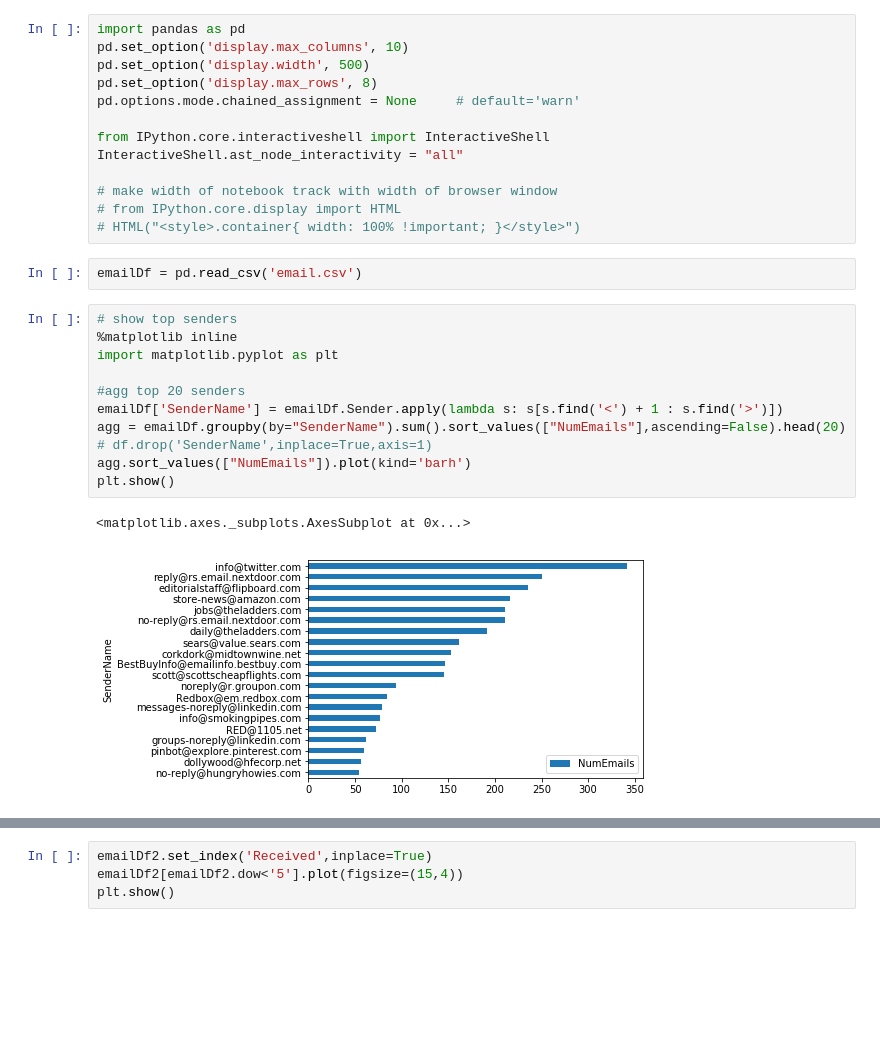
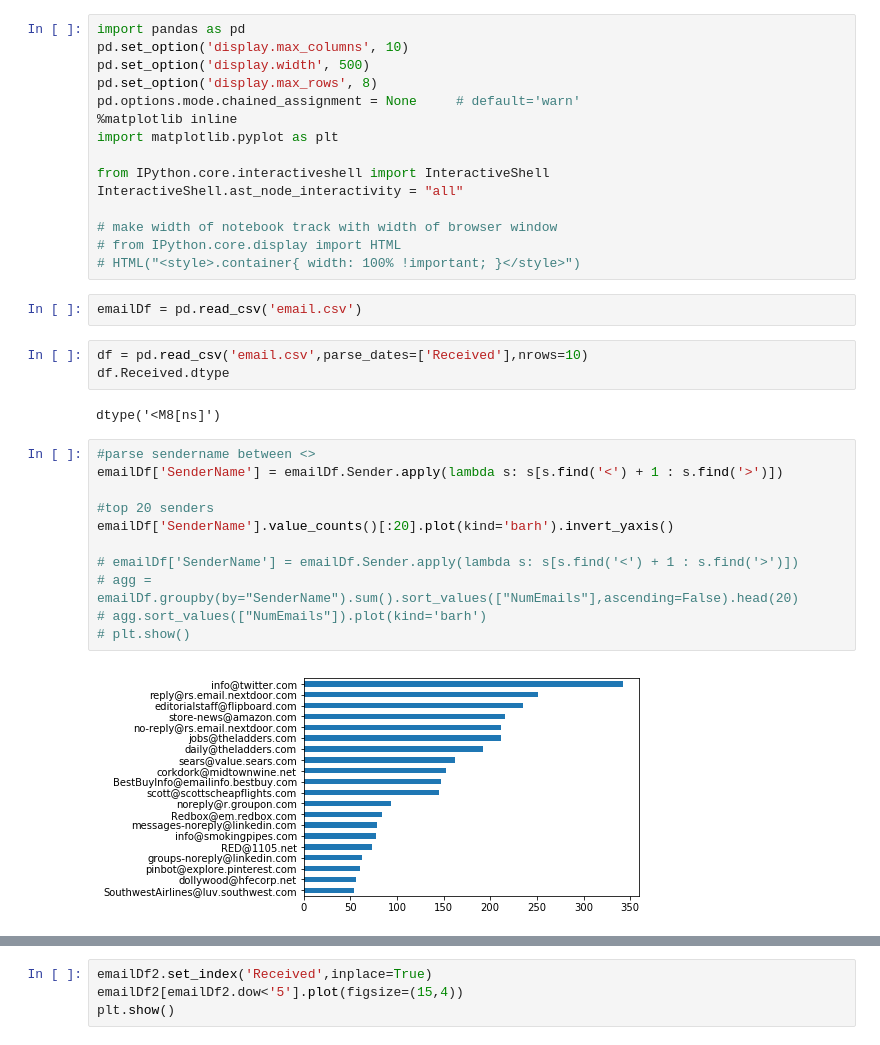
Before and after one commit to mondayn/py, a Jupyter notebook: emailAnalysis.ipynb, the cells around one changed output, grey strips where cells are left out. Cells and saved outputs as stored; diff of their text form; blank space fills up the shorter version.

```diff
--- a/emailAnalysis.ipynb
+++ b/emailAnalysis.ipynb
@@ -4,6 +4,8 @@ pd.set_option('display.max_columns', 10)
 pd.set_option('display.width', 500)
 pd.set_option('display.max_rows', 8)
 pd.options.mode.chained_assignment = None     # default='warn'
+%matplotlib inline
+import matplotlib.pyplot as plt
 
 from IPython.core.interactiveshell import InteractiveShell
 InteractiveShell.ast_node_interactivity = "all"
@@ -13,20 +15,24 @@ InteractiveShell.ast_node_interactivity = "all"
 # HTML("<style>.container{ width: 100% !important; }</style>")
 # %%
 emailDf = pd.read_csv('email.csv')
+# %%
+df = pd.read_csv('email.csv',parse_dates=['Received'],nrows=10)
+df.Received.dtype
+# %% [output]
+dtype('<M8[ns]')
 # %%
-# show top senders
-%matplotlib inline
-import matplotlib.pyplot as plt
+#parse sendername between <>
+emailDf['SenderName'] = emailDf.Sender.apply(lambda s: s[s.find('<') + 1 : s.find('>')])
 
-#agg top 20 senders
-emailDf['SenderName'] = emailDf.Sender.apply(lambda s: s[s.find('<') + 1 : s.find('>')])
-agg = emailDf.groupby(by="SenderName").sum().sort_values(["NumEmails"],ascending=False).head(20)
-# df.drop('SenderName',inplace=True,axis=1)
-agg.sort_values(["NumEmails"]).plot(kind='barh')
-plt.show()
+#top 20 senders
+emailDf['SenderName'].value_counts()[:20].plot(kind='barh').invert_yaxis()
+
+# emailDf['SenderName'] = emailDf.Sender.apply(lambda s: s[s.find('<') + 1 : s.find('>')])
+# agg = emailDf.groupby(by="SenderName").sum().sort_values(["NumEmails"],ascending=False).head(20)
+# agg.sort_values(["NumEmails"]).plot(kind='barh')
+# plt.show()
 # %% [output]
-<matplotlib.axes._subplots.AxesSubplot at 0x...>
-[figure, old version]
+[figure, new version]
 # %%
 # aggregate by date and format date column
 from datetime import datetime
```
Also changed, not shown: parts of 2 cells of this notebook, 3 other files.
